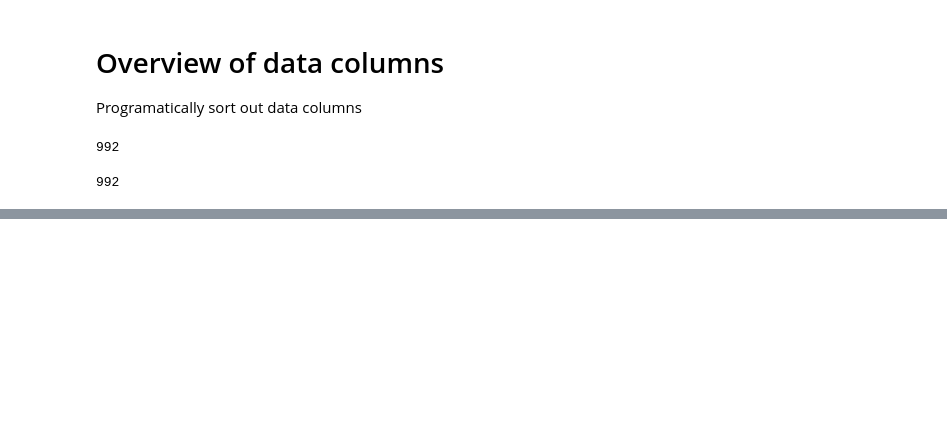
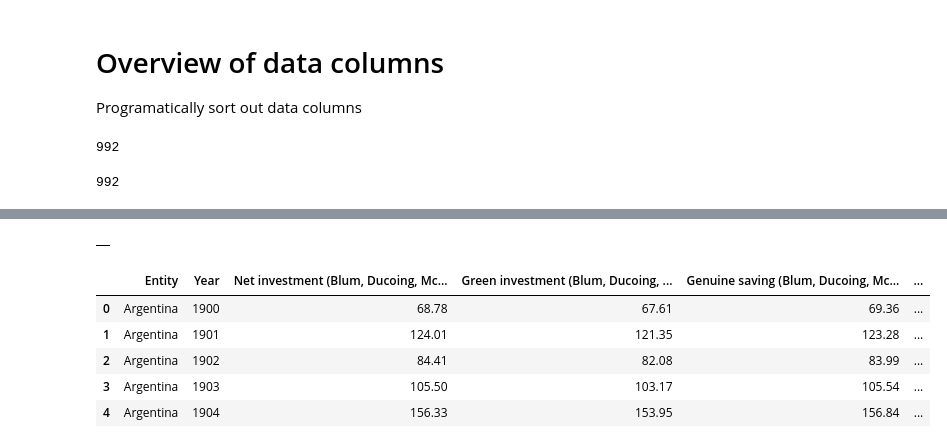
Before and after one commit to liamwazherealso/owid-notebooks, a Jupyter notebook: notebooks/Overview.ipynb, the cells around one changed output, grey strips where cells are left out. Cells and saved outputs as stored; diff of their text form; code cells hidden in the pictures; blank space fills up the shorter version.

```diff
--- a/notebooks/Overview.ipynb
+++ b/notebooks/Overview.ipynb
@@ -44,0 +110,13 @@ df = pd.DataFrame(index=range(shape[0]), columns=range(shape[1]))
+# %%
+df.head()
+# %% [output]
+|  |
+# %%
+df2.head()
+# %% [output]
+|  | Entity | Year | Net investment (Blum, Ducoing, Mc... | Green investment (Blum, Ducoing, ... | Genuine saving (Blum, Ducoing, Mc... | ... |
+| 0 | Argentina | 1900 | 68.78 | 67.61 | 69.36 | ... |
+| 1 | Argentina | 1901 | 124.01 | 121.35 | 123.28 | ... |
+| 2 | Argentina | 1902 | 84.41 | 82.08 | 83.99 | ... |
+| 3 | Argentina | 1903 | 105.50 | 103.17 | 105.54 | ... |
+| 4 | Argentina | 1904 | 156.33 | 153.95 | 156.84 | ... |
```
Also changed, not shown: parts of 25 cells of this notebook.
